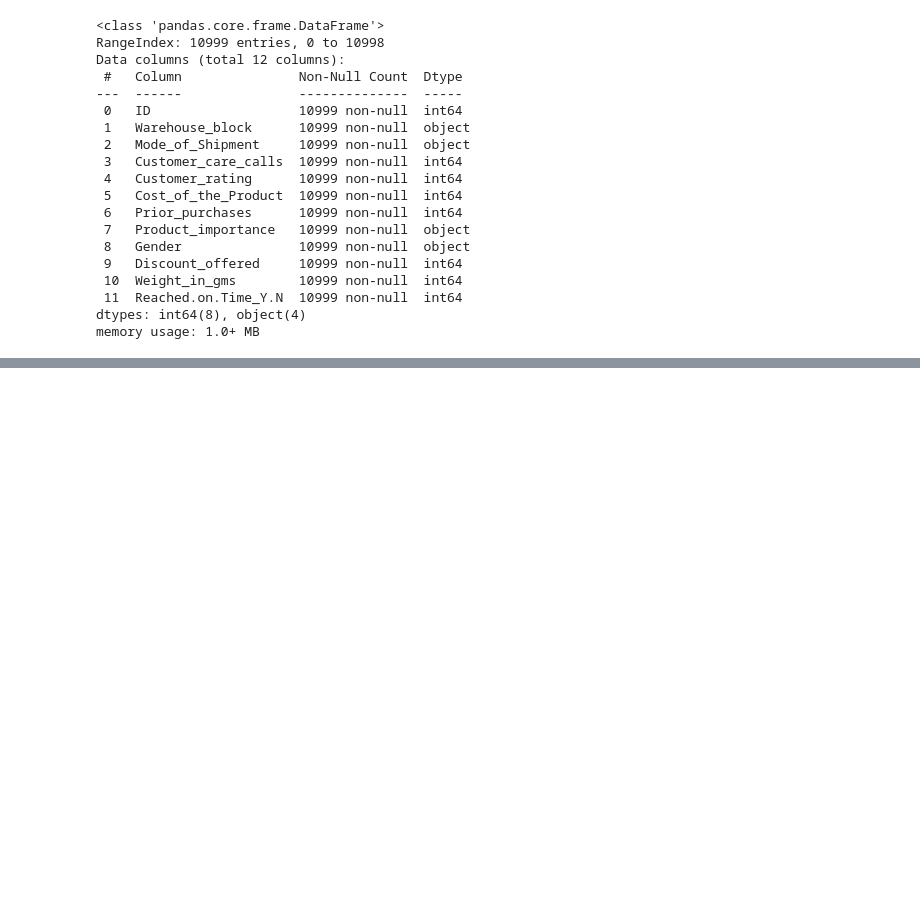
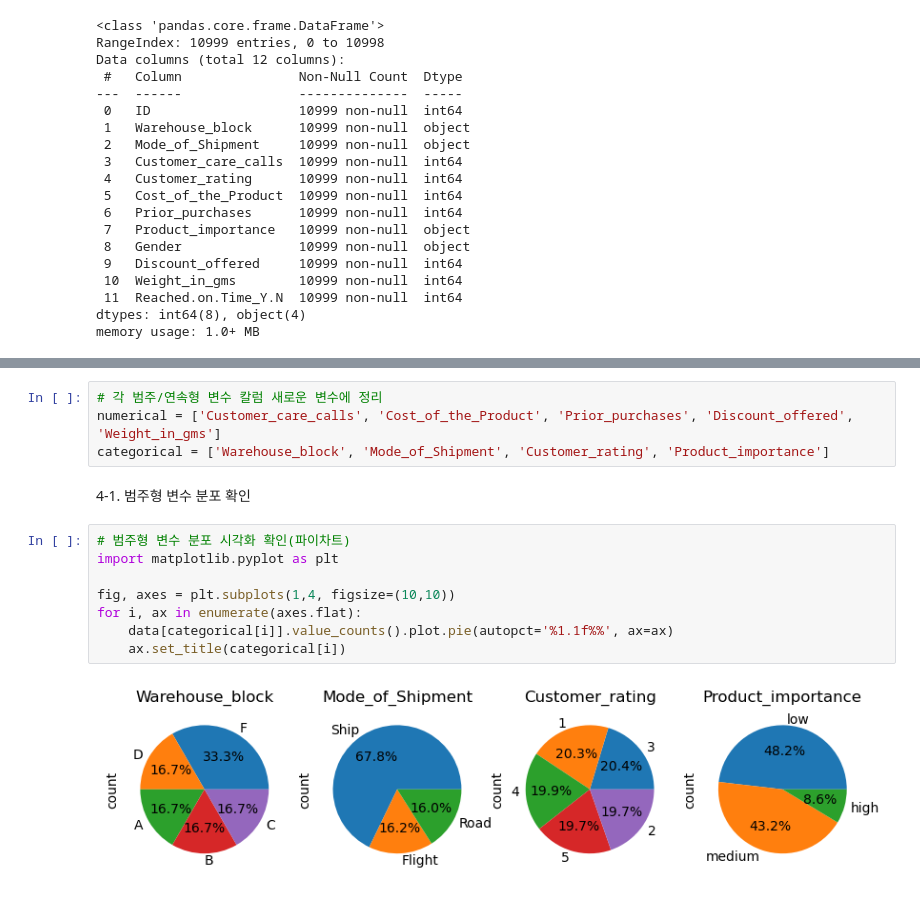
Before and after one commit to Jon9woo/e-commerce_shipping_predict, a Jupyter notebook: notebook/01-dataEDA.ipynb, the cells around one changed output, grey strips where cells are left out. Saved outputs shown, nothing was run; the diff lists cells and outputs as text; blank space fills up the shorter version.

```diff
--- a/notebook/01-dataEDA.ipynb
+++ b/notebook/01-dataEDA.ipynb
@@ -55,0 +95,16 @@ SyntaxError: invalid syntax (2439805214.py, line 1)
+# %%
+# 각 범주/연속형 변수 칼럼 새로운 변수에 정리
+numerical = ['Customer_care_calls', 'Cost_of_the_Product', 'Prior_purchases', 'Discount_offered', 'Weight_in_gms']
+categorical = ['Warehouse_block', 'Mode_of_Shipment', 'Customer_rating', 'Product_importance']
+# %% [markdown]
+4-1. 범주형 변수 분포 확인
+# %%
+# 범주형 변수 분포 시각화 확인(파이차트)
+import matplotlib.pyplot as plt
+
+fig, axes = plt.subplots(1,4, figsize=(10,10))
+for i, ax in enumerate(axes.flat):
+    data[categorical[i]].value_counts().plot.pie(autopct='%1.1f%%', ax=ax)
+    ax.set_title(categorical[i])
+# %% [output]
+[figure, added]
```
Also changed, not shown: parts of 7 cells of this notebook, 2 other files.
